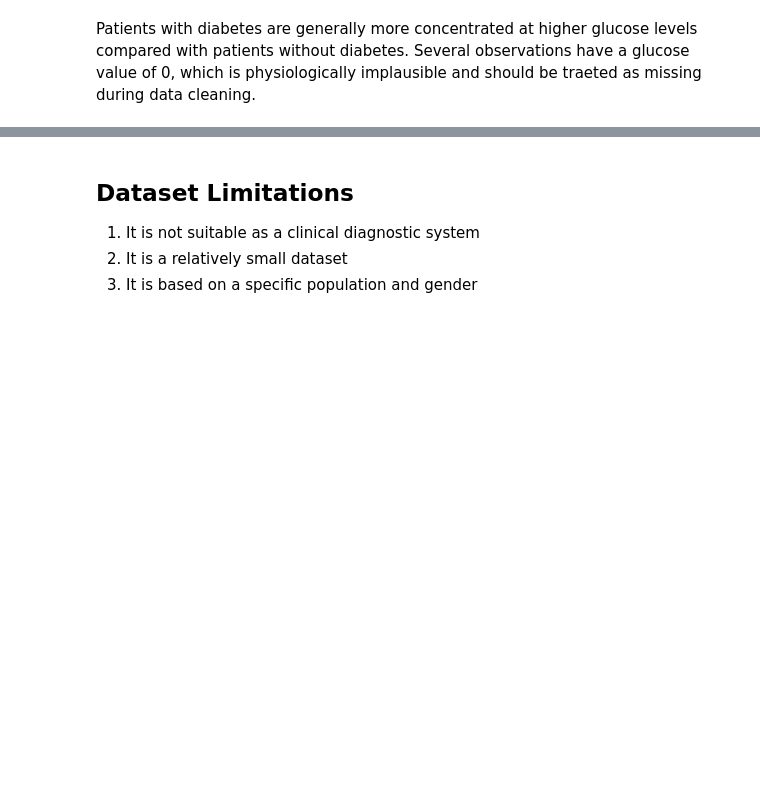
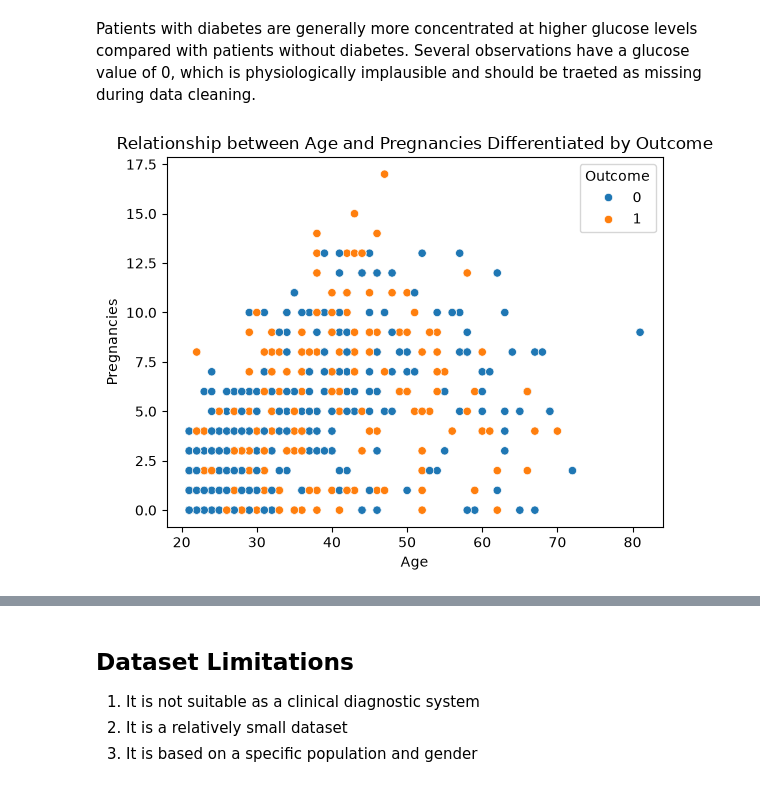
Before and after one commit to abdulazeemsodimu/diabetes_prediction, a Jupyter notebook: notebooks/1.EDA.ipynb, the cells around one changed output, grey strips where cells are left out. Saved outputs shown, nothing was run; the diff lists cells and outputs as text; code cells hidden in the pictures; blank space fills up the shorter version.

```diff
--- a/notebooks/1.EDA.ipynb
+++ b/notebooks/1.EDA.ipynb
@@ -314,3 +321,14 @@ plt.title('Relationship between Glucose and BMI Differentiated by Outcome');
 [figure]
 # %% [markdown]
 Patients with diabetes are generally more concentrated at higher glucose levels compared with patients without diabetes. Several observations have a glucose value of 0, which is physiologically implausible and should be traeted as missing during data cleaning.
+# %%
+# Let's look at the relationship between Age, Pregnancies and outcome
+sns.scatterplot(
+    data=df,
+    x='Age',
+    y='Pregnancies',
+    hue='Outcome'
+)
+plt.title('Relationship between Age and Pregnancies Differentiated by Outcome');
+# %% [output]
+[figure, added]
```
Also changed, not shown: parts of 12 cells of this notebook.
